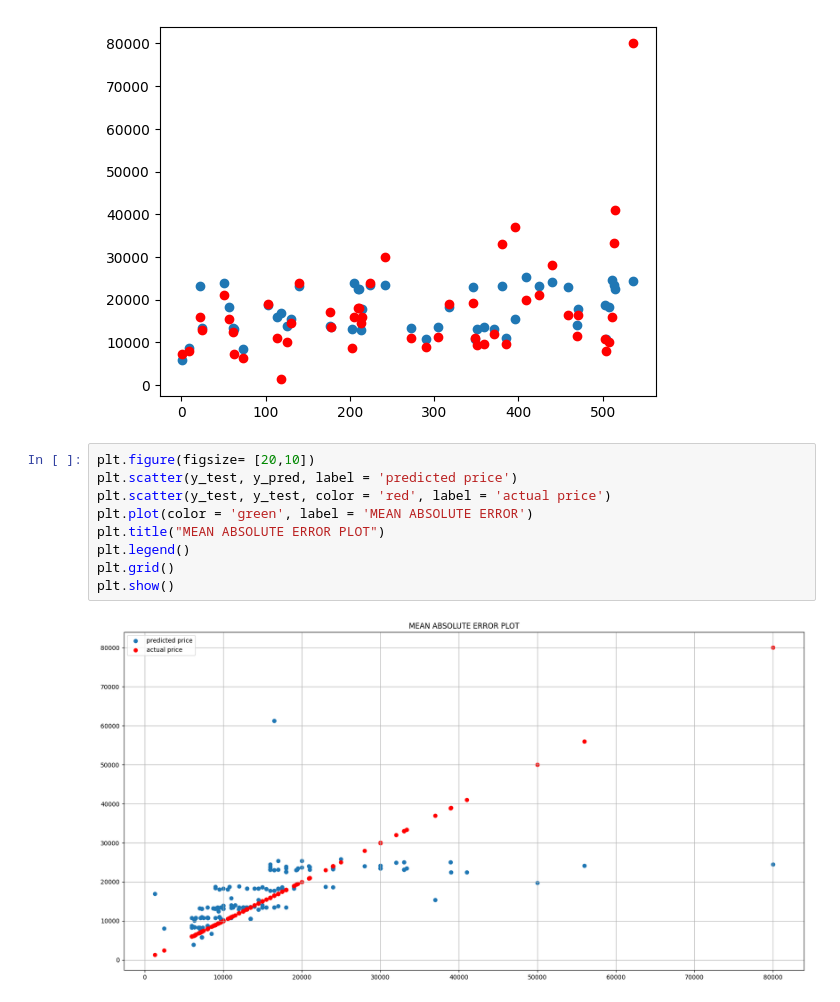
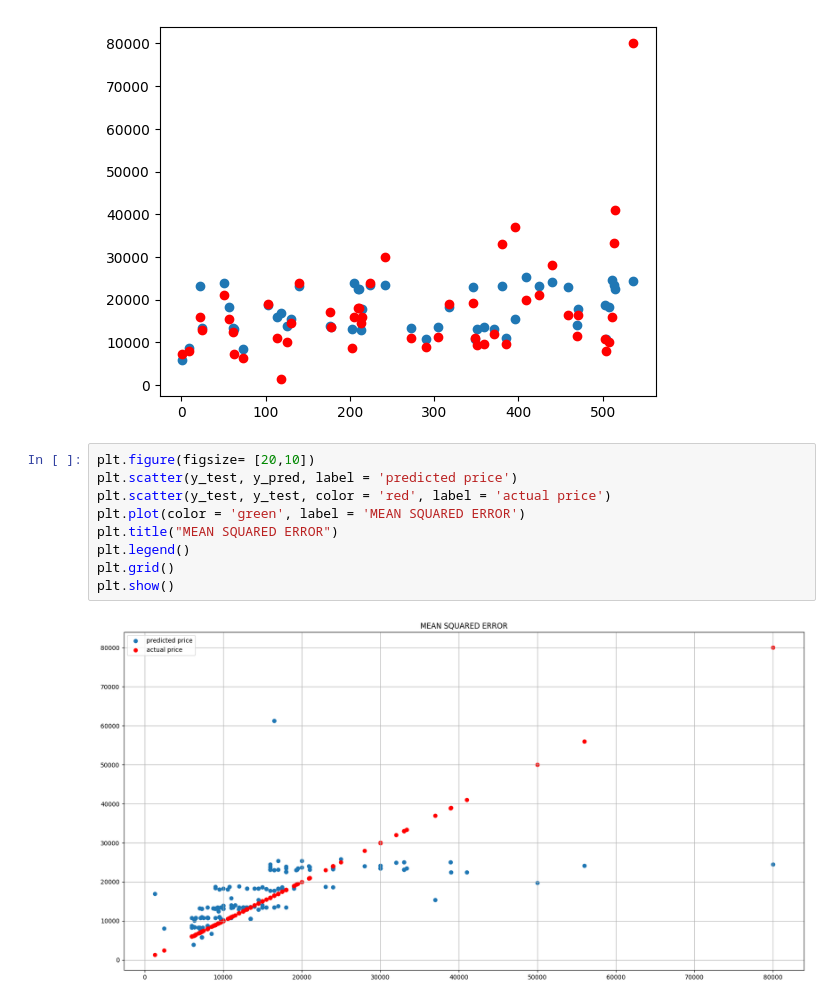
Before and after one commit to Meghna2395/NextHikes--Feature-Extraction-and-Price-Prediction-for-Mobile-Phones, a Jupyter notebook: Feature Extraction and Price Prediction for Mobile Phones.ipynb, the cells around one changed output. Cells and saved outputs as stored; diff of their text form.

```diff
--- a/Feature Extraction and Price Prediction for Mobile Phones.ipynb
+++ b/Feature Extraction and Price Prediction for Mobile Phones.ipynb
@@ -273,11 +277,11 @@ plt.scatter(y_test[:50].index, y_test[:50], color = 'red')
 # %%
 plt.figure(figsize= [20,10])
 plt.scatter(y_test, y_pred, label = 'predicted price')
 plt.scatter(y_test, y_test, color = 'red', label = 'actual price')
-plt.plot(color = 'green', label = 'MEAN ABSOLUTE ERROR')
-plt.title("MEAN ABSOLUTE ERROR PLOT")
+plt.plot(color = 'green', label = 'MEAN SQUARED ERROR')
+plt.title("MEAN SQUARED ERROR")
 plt.legend()
 plt.grid()
 plt.show()
 # %% [output]
-[figure, old version]
+[figure, new version]
```
Also changed, not shown: parts of 4 cells of this notebook.
